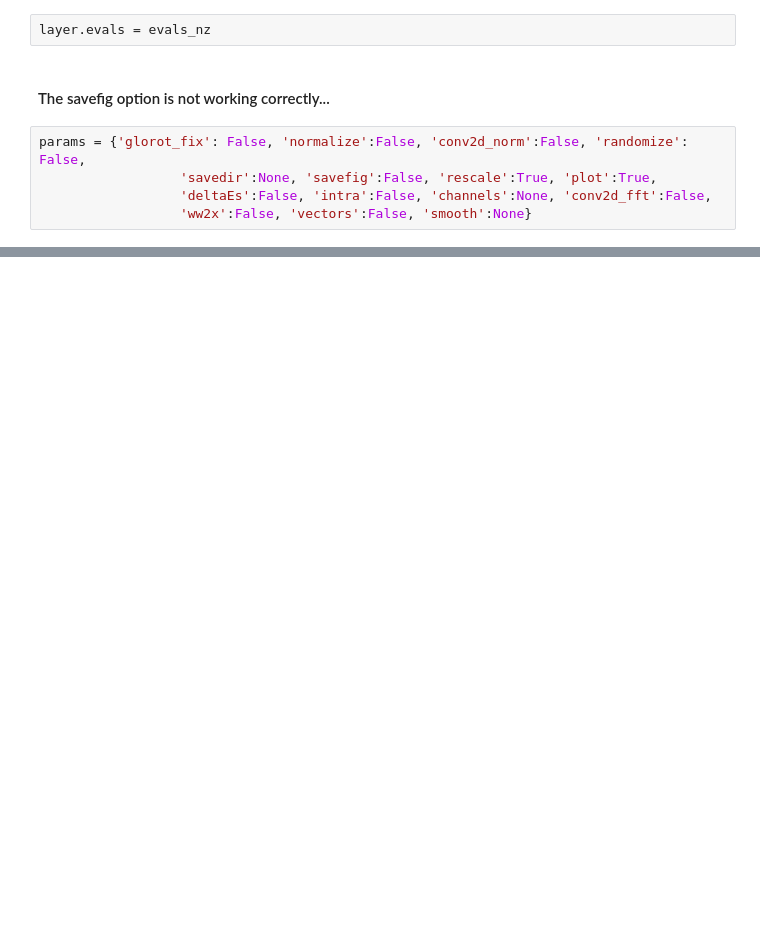
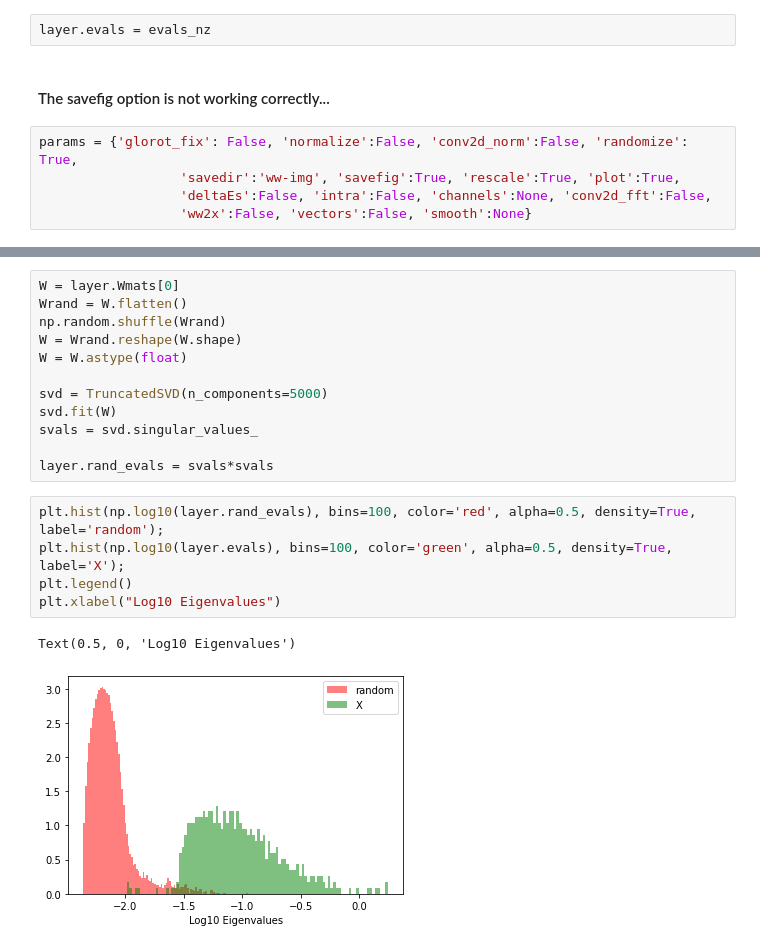
Before and after one commit to CalculatedContent/WeightWatcher, a Jupyter notebook: WWLayerIterator.ipynb, the cells around one changed output, grey strips where cells are left out. Drawn from its saved outputs; the diff is of its cells as text; blank space fills up the shorter version.

```diff
--- a/WWLayerIterator.ipynb
+++ b/WWLayerIterator.ipynb
@@ -304,8 +304,8 @@ layer.evals = evals_nz
 # %% [markdown]
 #### The savefig option is not working correctly...
 # %%
-params = {'glorot_fix': False, 'normalize':False, 'conv2d_norm':False, 'randomize': False,
-                  'savedir':None, 'savefig':False, 'rescale':True, 'plot':True,
+params = {'glorot_fix': False, 'normalize':False, 'conv2d_norm':False, 'randomize': True,
+                  'savedir':'ww-img', 'savefig':True, 'rescale':True, 'plot':True,
                   'deltaEs':False, 'intra':False, 'channels':None, 'conv2d_fft':False,
                   'ww2x':False, 'vectors':False, 'smooth':None}
 # %%
@@ -316,0 +321,20 @@ TypeError: stat: path should be string, bytes, os.PathLike or integer, not NoneT
+# %%
+W = layer.Wmats[0]
+Wrand = W.flatten()
+np.random.shuffle(Wrand)
+W = Wrand.reshape(W.shape)
+W = W.astype(float)
+
+svd = TruncatedSVD(n_components=5000)
+svd.fit(W)
+svals = svd.singular_values_
+
+layer.rand_evals = svals*svals
+# %%
+plt.hist(np.log10(layer.rand_evals), bins=100, color='red', alpha=0.5, density=True, label='random');
+plt.hist(np.log10(layer.evals), bins=100, color='green', alpha=0.5, density=True, label='X');
+plt.legend()
+plt.xlabel("Log10 Eigenvalues")
+# %% [output]
+Text(0.5, 0, 'Log10 Eigenvalues')
+[figure, added]
```
Also changed, not shown: parts of 4 cells of this notebook.
